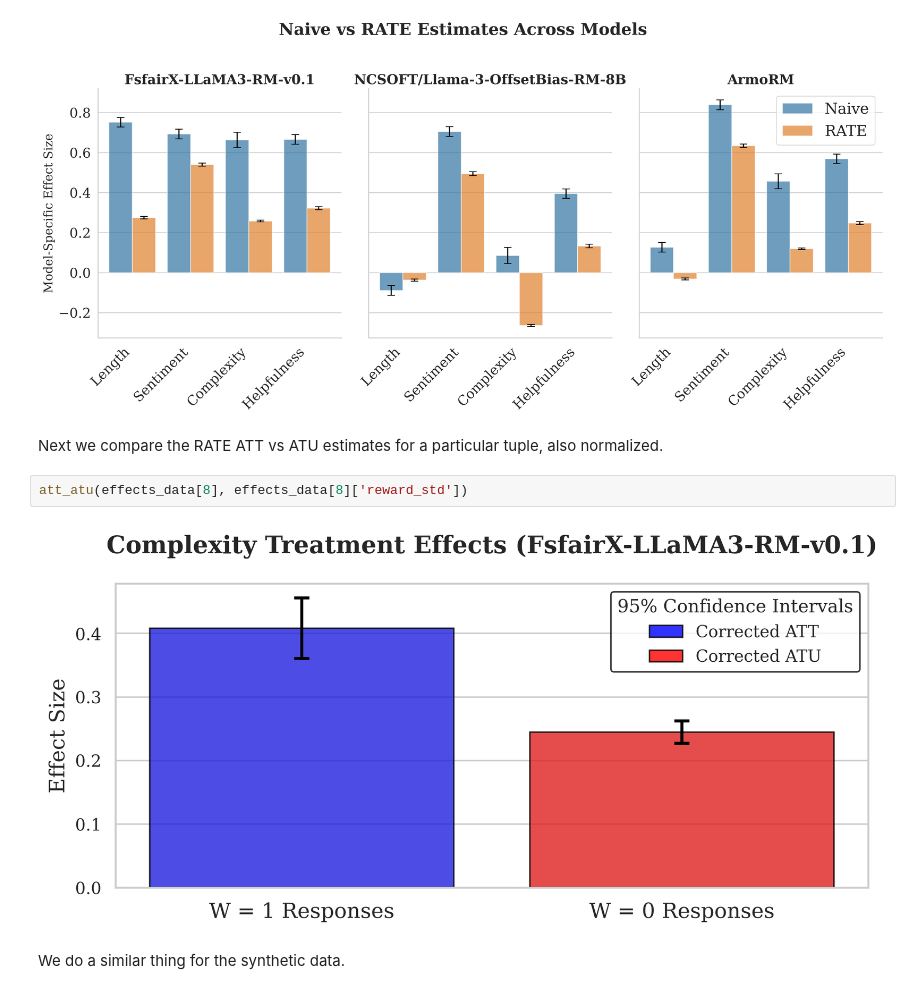
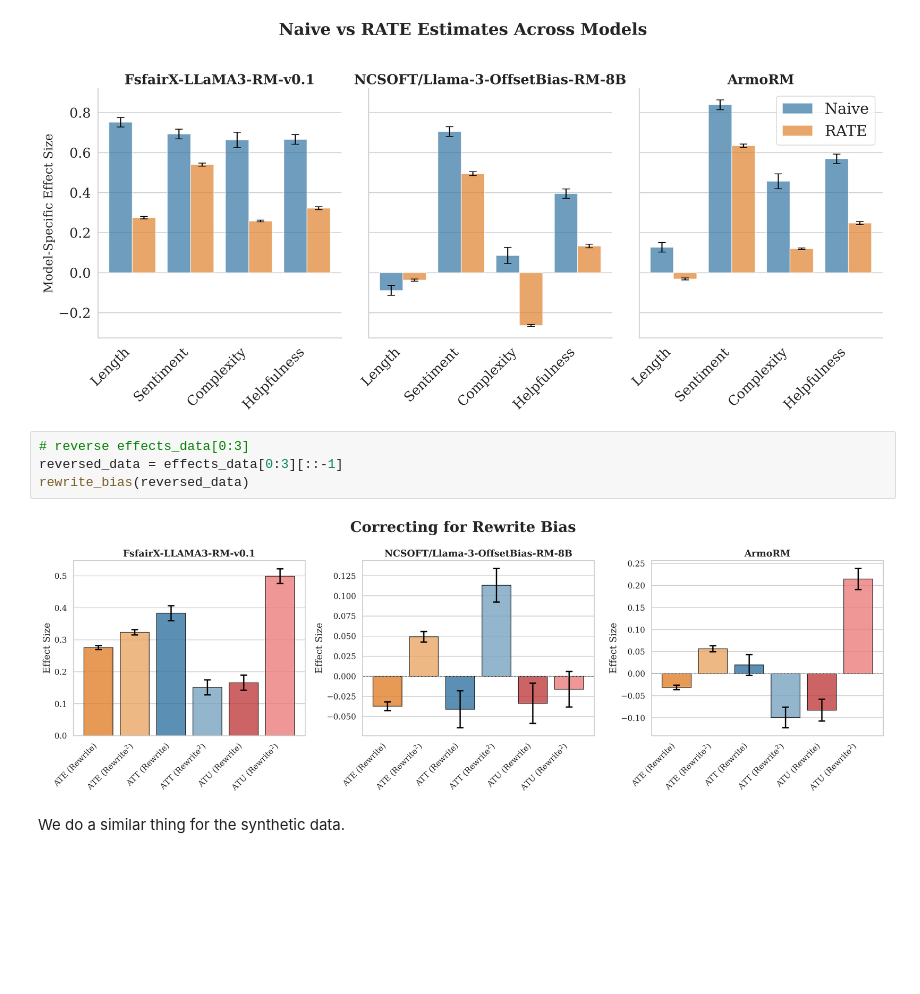
Before and after one commit to toddnief/RATE, a Jupyter notebook: experiments/results.ipynb, the cells around one changed output. Drawn from its saved outputs; the diff is of its cells as text; blank space fills up the shorter version.

```diff
--- a/experiments/results.ipynb
+++ b/experiments/results.ipynb
@@ -248,12 +338,12 @@ reward_models = ['FsfairX-LLaMA3-RM-v0.1', 'NCSOFT/Llama-3-OffsetBias-RM-8B', 'A
 naive_vs_RATE(effects_data, experiment_templates, reward_models, normalize = 'reward_std')
 # %% [output]
 [figure]
-# %% [markdown]
-Next we compare the RATE ATT vs ATU estimates for a particular tuple, also normalized.
-# %%
-att_atu(effects_data[8], effects_data[8]['reward_std'])
-# %% [output]
-[figure, removed]
+# %%
+# reverse effects_data[0:3]
+reversed_data = effects_data[0:3][::-1]
+rewrite_bias(reversed_data)
+# %% [output]
+[figure, added]
 # %% [markdown]
 We do a similar thing for the synthetic data.
 # %%
```
Also changed, not shown: parts of 11 cells of this notebook, 1 other file.
